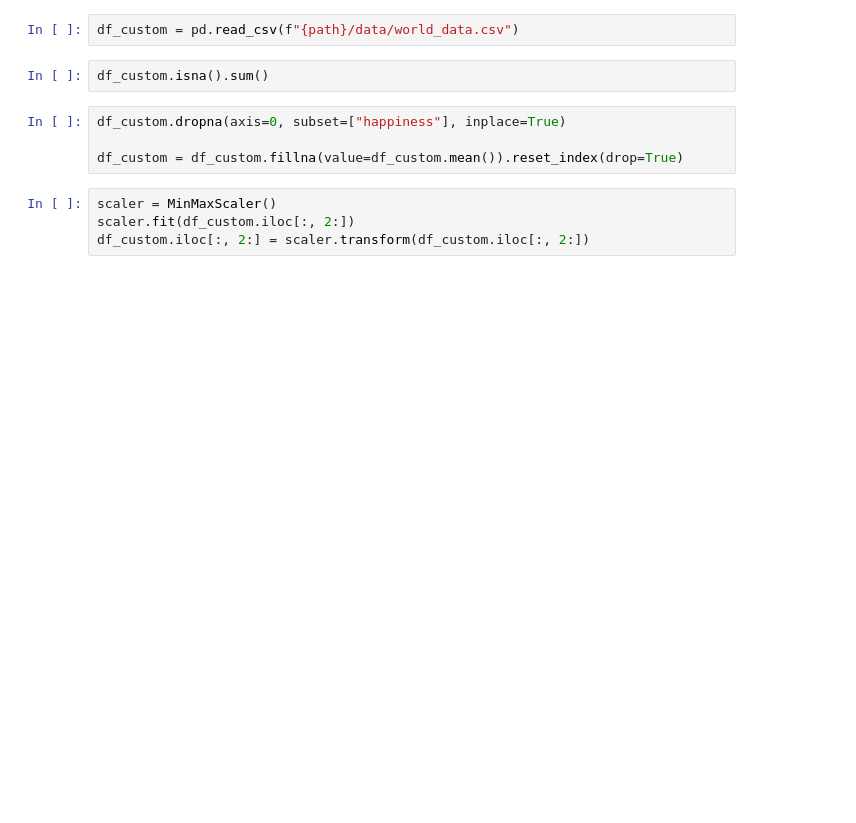
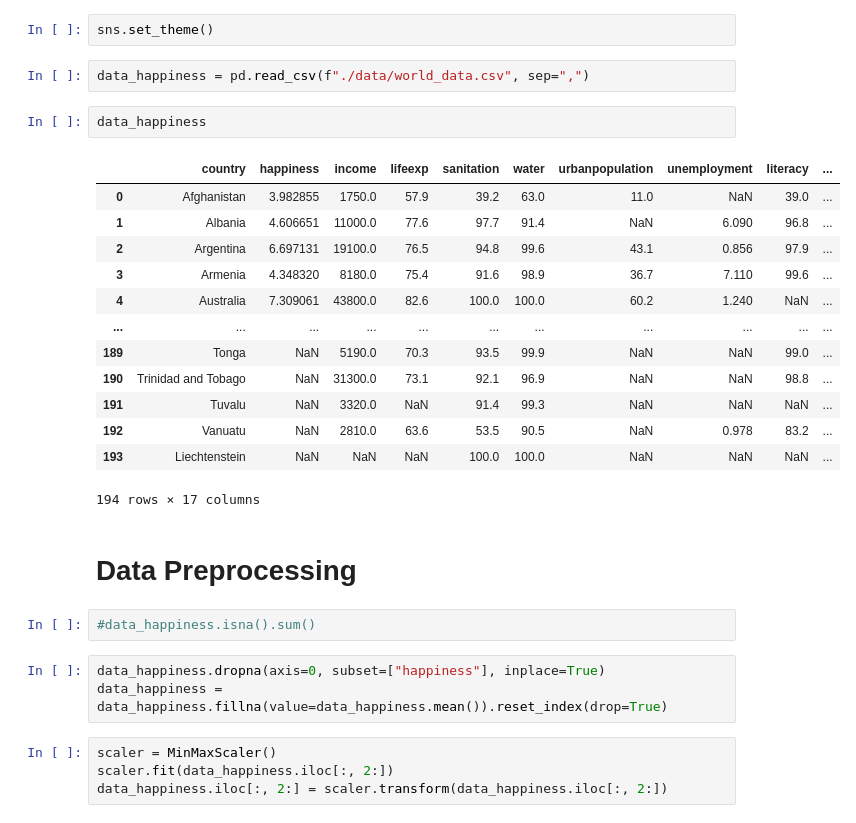
Before and after one commit to kidrissa/BayesianStats, a Jupyter notebook: notebook/visualisation.ipynb, the cells around one changed output. Drawn from its saved outputs; the diff is of its cells as text; blank space fills up the shorter version.

```diff
--- a/notebook/visualisation.ipynb
+++ b/notebook/visualisation.ipynb
@@ -12,13 +11,32 @@ path = "C:/Users/idris/Desktop/ENSAE/S1_3A/Statistique_Bayesienne/BayesianStats/
+# %%
+sns.set_theme()
 # %%
-df_custom = pd.read_csv(f"{path}/data/world_data.csv")
+data_happiness = pd.read_csv(f"./data/world_data.csv", sep=",")
+# %%
+data_happiness
+# %% [output]
+|  | country | happiness | income | lifeexp | sanitation | water | urbanpopulation | unemployment | literacy | ... |
+| 0 | Afghanistan | 3.982855 | 1750.0 | 57.9 | 39.2 | 63.0 | 11.0 | NaN | 39.0 | ... |
+| 1 | Albania | 4.606651 | 11000.0 | 77.6 | 97.7 | 91.4 | NaN | 6.090 | 96.8 | ... |
+| 2 | Argentina | 6.697131 | 19100.0 | 76.5 | 94.8 | 99.6 | 43.1 | 0.856 | 97.9 | ... |
+| 3 | Armenia | 4.348320 | 8180.0 | 75.4 | 91.6 | 98.9 | 36.7 | 7.110 | 99.6 | ... |
+| 4 | Australia | 7.309061 | 43800.0 | 82.6 | 100.0 | 100.0 | 60.2 | 1.240 | NaN | ... |
+| ... | ... | ... | ... | ... | ... | ... | ... | ... | ... | ... |
+| 189 | Tonga | NaN | 5190.0 | 70.3 | 93.5 | 99.9 | NaN | NaN | 99.0 | ... |
+| 190 | Trinidad and Tobago | NaN | 31300.0 | 73.1 | 92.1 | 96.9 | NaN | NaN | 98.8 | ... |
+| 191 | Tuvalu | NaN | 3320.0 | NaN | 91.4 | 99.3 | NaN | NaN | NaN | ... |
+| 192 | Vanuatu | NaN | 2810.0 | 63.6 | 53.5 | 90.5 | NaN | 0.978 | 83.2 | ... |
+| 193 | Liechtenstein | NaN | NaN | NaN | 100.0 | 100.0 | NaN | NaN | NaN | ... |
+194 rows × 17 columns
+# %% [markdown]
+# Data Preprocessing
 # %%
-df_custom.isna().sum()
+#data_happiness.isna().sum()
 # %%
-df_custom.dropna(axis=0, subset=["happiness"], inplace=True)
-
-df_custom = df_custom.fillna(value=df_custom.mean()).reset_index(drop=True)
+data_happiness.dropna(axis=0, subset=["happiness"], inplace=True)
+data_happiness = data_happiness.fillna(value=data_happiness.mean()).reset_index(drop=True)
 # %%
 scaler = MinMaxScaler()
-scaler.fit(df_custom.iloc[:, 2:])
-df_custom.iloc[:, 2:] = scaler.transform(df_custom.iloc[:, 2:])
+scaler.fit(data_happiness.iloc[:, 2:])
+data_happiness.iloc[:, 2:] = scaler.transform(data_happiness.iloc[:, 2:])
 # %%
```
Also changed, not shown: parts of 23 cells of this notebook, 11 other files.
